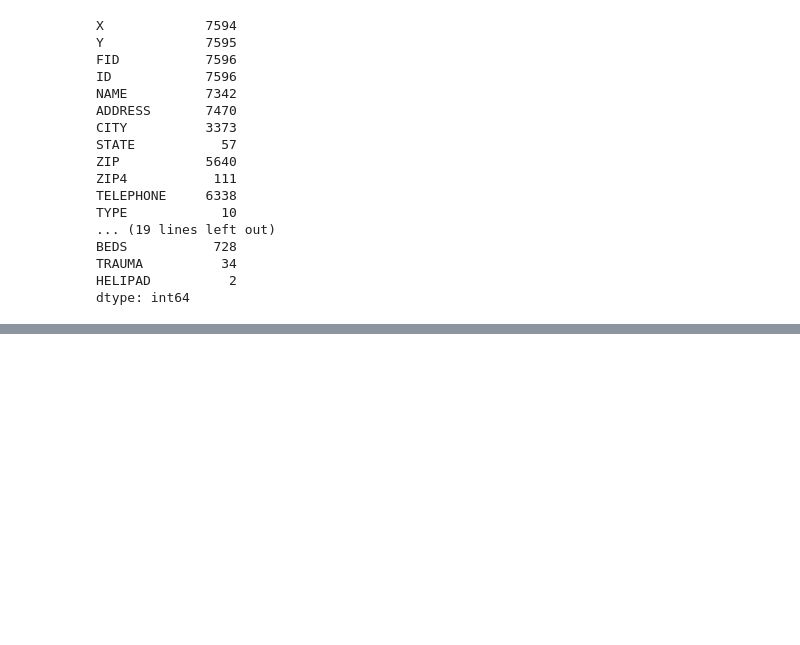
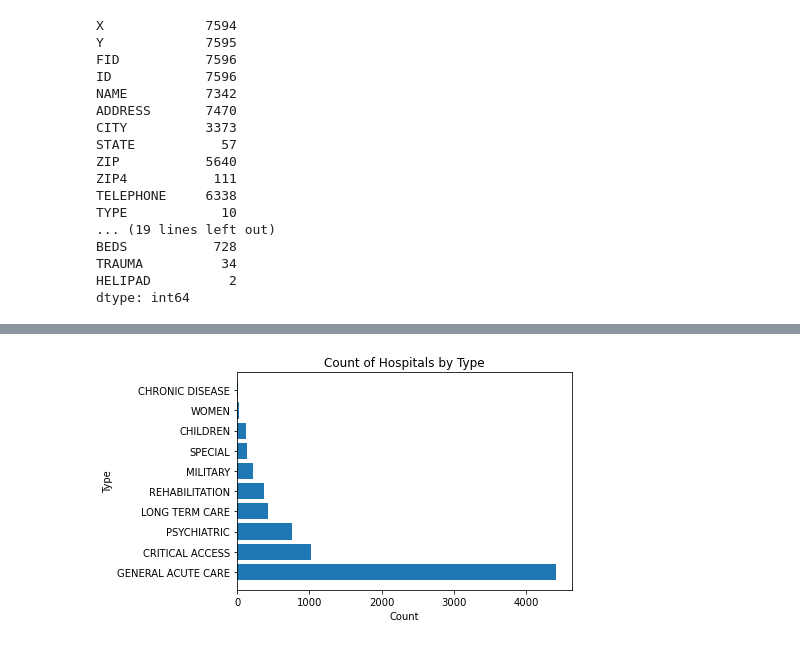
Before and after one commit to Deelacole2/Final_Project, a Jupyter notebook: hospital_data.ipynb, the cells around one changed output, grey strips where cells are left out. Drawn from its saved outputs; the diff is of its cells as text; code cells hidden in the pictures; blank space fills up the shorter version.

```diff
--- a/hospital_data.ipynb
+++ b/hospital_data.ipynb
@@ -57,0 +128,16 @@ application_df
+# %%
+#Setting the x and y for a bar graph
+
+x_axis = ["GENERAL ACUTE CARE", "CRITICAL ACCESS", "PSYCHIATRIC", "LONG TERM CARE", "REHABILITATION", "MILITARY", "SPECIAL", "CHILDREN", "WOMEN", "CHRONIC DISEASE"]
+
+y_axis = [4411,1027,755,431,377,215,141,127,20,9]
+# %%
+plt.barh(x_axis, y_axis, label='Type of Hospital')
+plt.xlabel("Count")
+plt.ylabel("Type")
+
+#create a title
+plt.title("Count of Hospitals by Type")
+plt.show()
+# %% [output]
+[figure, added]
```
Also changed, not shown: parts of 10 cells of this notebook, 1 other file.
